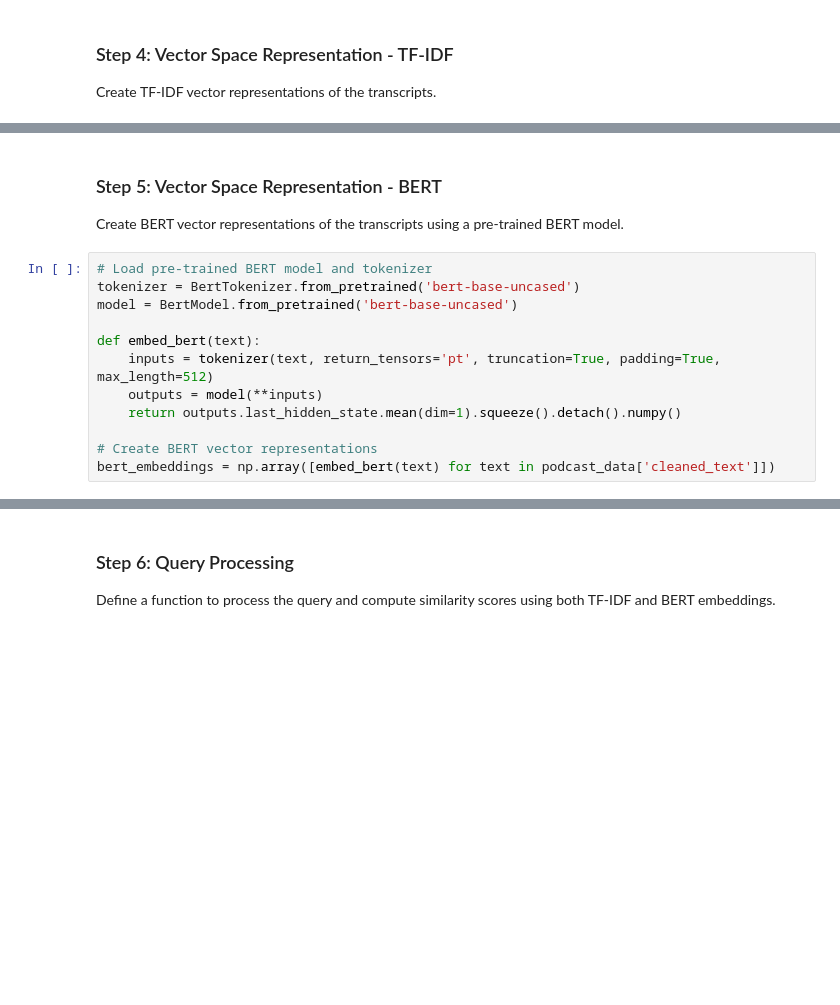
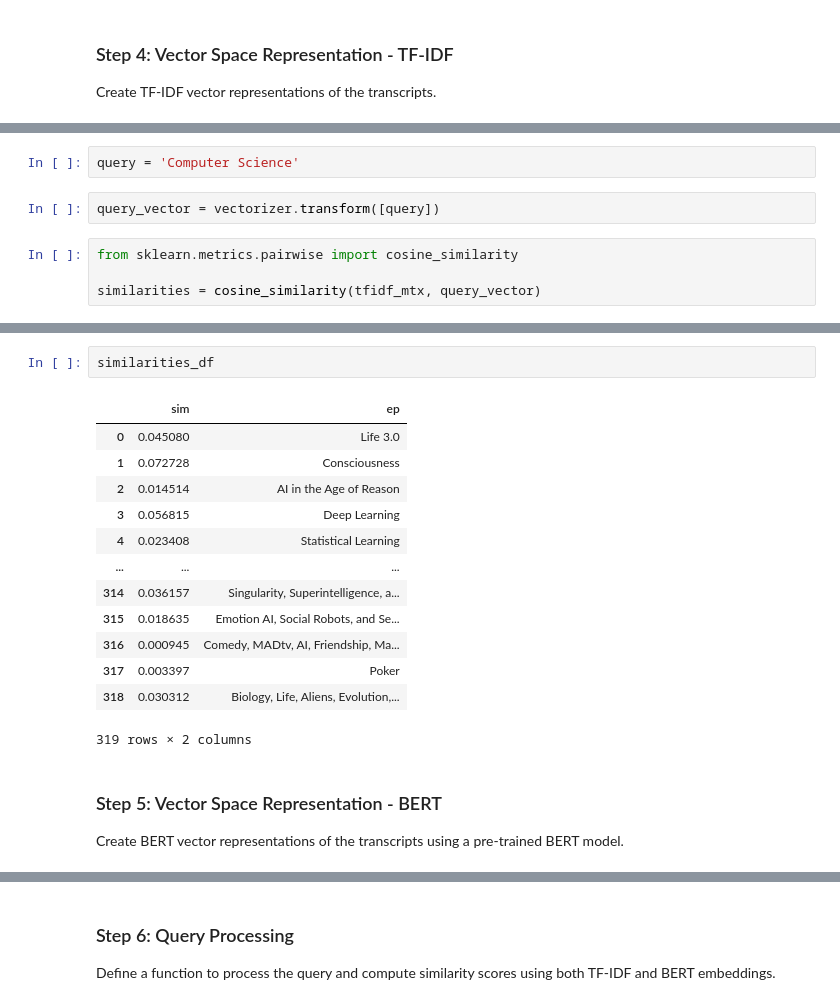
Before and after one commit to Allan4865/Information-Retrieval, a Jupyter notebook: podcast_ir.ipynb, the cells around one changed output, grey strips where cells are left out. Cells and saved outputs as stored; diff of their text form; blank space fills up the shorter version.

```diff
--- a/podcast_ir.ipynb
+++ b/podcast_ir.ipynb
@@ -72,0 +183,8 @@ tfidf_matrix = tfidf_vectorizer.fit_transform(podcast_data['cleaned_text'])
+# %%
+query = 'Computer Science'
+# %%
+query_vector = vectorizer.transform([query])
+# %%
+from sklearn.metrics.pairwise import cosine_similarity
+
+similarities = cosine_similarity(tfidf_mtx, query_vector)
@@ -73,16 +222,20 @@ tfidf_matrix = tfidf_vectorizer.fit_transform(podcast_data['cleaned_text'])
+# %%
+similarities_df
+# %% [output]
+|  | sim | ep |
+| 0 | 0.045080 | Life 3.0 |
+| 1 | 0.072728 | Consciousness |
+| 2 | 0.014514 | AI in the Age of Reason |
+| 3 | 0.056815 | Deep Learning |
+| 4 | 0.023408 | Statistical Learning |
+| ... | ... | ... |
+| 314 | 0.036157 | Singularity, Superintelligence, a... |
+| 315 | 0.018635 | Emotion AI, Social Robots, and Se... |
+| 316 | 0.000945 | Comedy, MADtv, AI, Friendship, Ma... |
+| 317 | 0.003397 | Poker |
+| 318 | 0.030312 | Biology, Life, Aliens, Evolution,... |
+319 rows × 2 columns
 # %% [markdown]
 ### Step 5: Vector Space Representation - BERT
 
 Create BERT vector representations of the transcripts using a pre-trained BERT model.
-# %%
-# Load pre-trained BERT model and tokenizer
-tokenizer = BertTokenizer.from_pretrained('bert-base-uncased')
-model = BertModel.from_pretrained('bert-base-uncased')
-
-def embed_bert(text):
-    inputs = tokenizer(text, return_tensors='pt', truncation=True, padding=True, max_length=512)
-    outputs = model(**inputs)
-    return outputs.last_hidden_state.mean(dim=1).squeeze().detach().numpy()
-
-# Create BERT vector representations
-bert_embeddings = np.array([embed_bert(text) for text in podcast_data['cleaned_text']])
```
Also changed, not shown: parts of 45 cells of this notebook.
